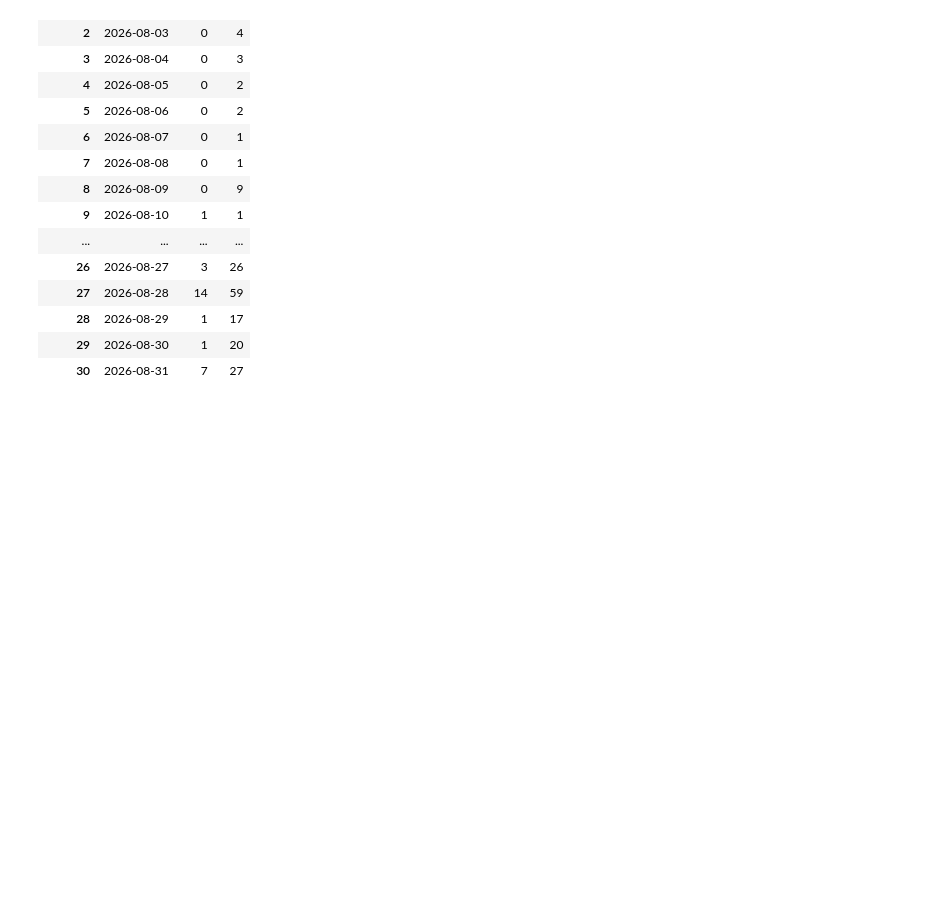
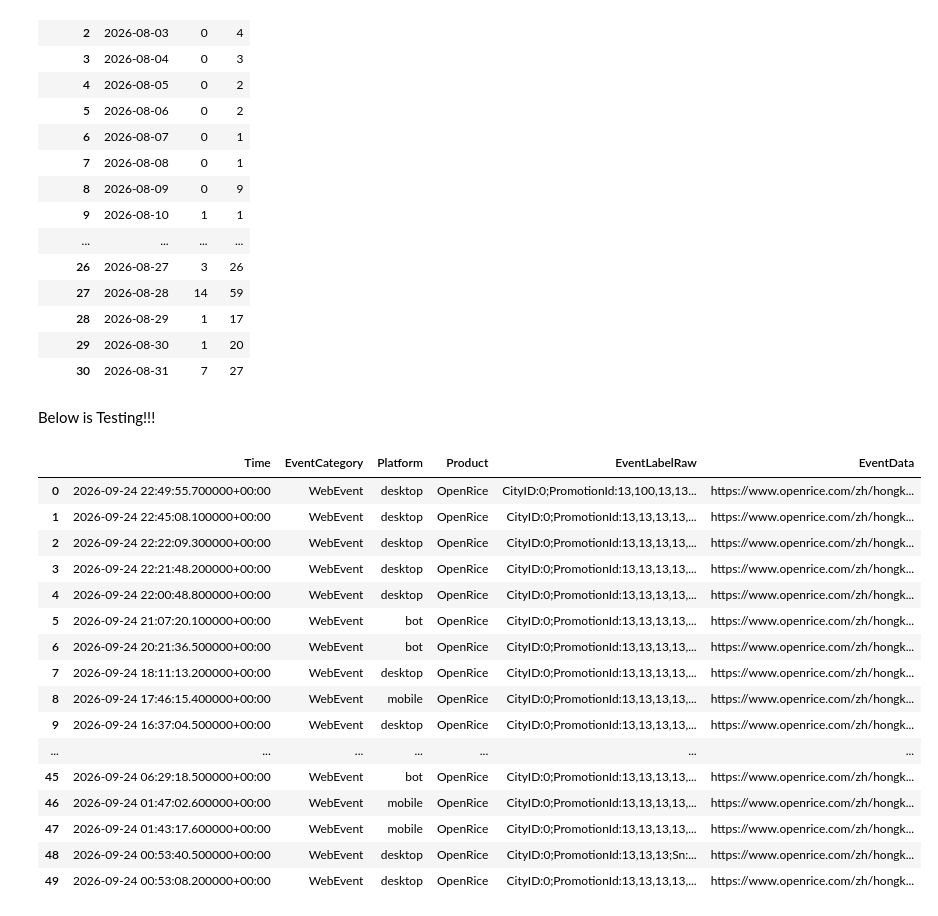
Before and after one commit to lenaopr/2026_09, a Jupyter notebook: 2026_09_21/LSLS/LSLS_1.ipynb, the cells around one changed output. Drawn from its saved outputs; the diff is of its cells as text; code cells hidden in the pictures; blank space fills up the shorter version.

```diff
--- a/2026_09_21/LSLS/LSLS_1.ipynb
+++ b/2026_09_21/LSLS/LSLS_1.ipynb
@@ -221,3 +228,45 @@ with pd.ExcelWriter(excel_name, engine="openpyxl", mode="a", if_sheet_exists="ov
 #     writer.book = book
 #     writer.sheets = dict((ws.title, ws) for ws in book.worksheets)
     pivoted_df_3.to_excel(writer, sheet_name='reduction of salt.sugar', startrow=72, header=None, index=False)
+# %% [markdown]
+Below is Testing!!!
+# %%
+sql=f"""
+
+SELECT
+  Time,
+  EventCategory,
+  Platform,
+  Product,
+  EventLabelRaw,
+  EventData
+FROM `openrice-production.ORGA.PV_20260924`
+WHERE EventAction = 'view.SR1.Promotion'
+  AND LOWER(COALESCE(EventLabelRaw, '')) LIKE '%l35336%'
+  AND LOWER(COALESCE(EventLabelRaw, '')) LIKE '%cityid:0%'
+  AND LOWER(COALESCE(EventLabelRaw, '')) LIKE '%promotionid:13%'
+  AND LOWER(COALESCE(EventLabelRaw, '')) NOT LIKE '%tracking%'
+ORDER BY Time DESC
+LIMIT 100;
+
+"""
+df_big_query_4 = client.query(sql).result().to_dataframe()
+df_big_query_4
+# %% [output]
+|  | Time | EventCategory | Platform | Product | EventLabelRaw | EventData |
+| 0 | 2026-09-24 22:49:55.700000+00:00 | WebEvent | desktop | OpenRice | CityID:0;PromotionId:13,100,13,13... | https://www.openrice.com/zh/hongk... |
+| 1 | 2026-09-24 22:45:08.100000+00:00 | WebEvent | desktop | OpenRice | CityID:0;PromotionId:13,13,13,13,... | https://www.openrice.com/zh/hongk... |
+| 2 | 2026-09-24 22:22:09.300000+00:00 | WebEvent | desktop | OpenRice | CityID:0;PromotionId:13,13,13,13,... | https://www.openrice.com/zh/hongk... |
+| 3 | 2026-09-24 22:21:48.200000+00:00 | WebEvent | desktop | OpenRice | CityID:0;PromotionId:13,13,13,13,... | https://www.openrice.com/zh/hongk... |
+| 4 | 2026-09-24 22:00:48.800000+00:00 | WebEvent | desktop | OpenRice | CityID:0;PromotionId:13,13,13,13,... | https://www.openrice.com/zh/hongk... |
+| 5 | 2026-09-24 21:07:20.100000+00:00 | WebEvent | bot | OpenRice | CityID:0;PromotionId:13,13,13,13,... | https://www.openrice.com/zh/hongk... |
+| 6 | 2026-09-24 20:21:36.500000+00:00 | WebEvent | bot | OpenRice | CityID:0;PromotionId:13,13,13,13,... | https://www.openrice.com/zh/hongk... |
+| 7 | 2026-09-24 18:11:13.200000+00:00 | WebEvent | desktop | OpenRice | CityID:0;PromotionId:13,13,13,13,... | https://www.openrice.com/zh/hongk... |
+| 8 | 2026-09-24 17:46:15.400000+00:00 | WebEvent | mobile | OpenRice | CityID:0;PromotionId:13,13,13,13,... | https://www.openrice.com/zh/hongk... |
+| 9 | 2026-09-24 16:37:04.500000+00:00 | WebEvent | desktop | OpenRice | CityID:0;PromotionId:13,13,13,13,... | https://www.openrice.com/zh/hongk... |
+| ... | ... | ... | ... | ... | ... | ... |
+| 45 | 2026-09-24 06:29:18.500000+00:00 | WebEvent | bot | OpenRice | CityID:0;PromotionId:13,13,13,13,... | https://www.openrice.com/zh/hongk... |
+| 46 | 2026-09-24 01:47:02.600000+00:00 | WebEvent | mobile | OpenRice | CityID:0;PromotionId:13,13,13,13,... | https://www.openrice.com/zh/hongk... |
+| 47 | 2026-09-24 01:43:17.600000+00:00 | WebEvent | mobile | OpenRice | CityID:0;PromotionId:13,13,13,13,... | https://www.openrice.com/zh/hongk... |
+| 48 | 2026-09-24 00:53:40.500000+00:00 | WebEvent | desktop | OpenRice | CityID:0;PromotionId:13,13,13;Sn:... | https://www.openrice.com/zh/hongk... |
+| 49 | 2026-09-24 00:53:08.200000+00:00 | WebEvent | desktop | OpenRice | CityID:0;PromotionId:13,13,13,13,... | https://www.openrice.com/zh/hongk... |
```
Also changed, not shown: parts of 5 cells of this notebook, 4 other files.
